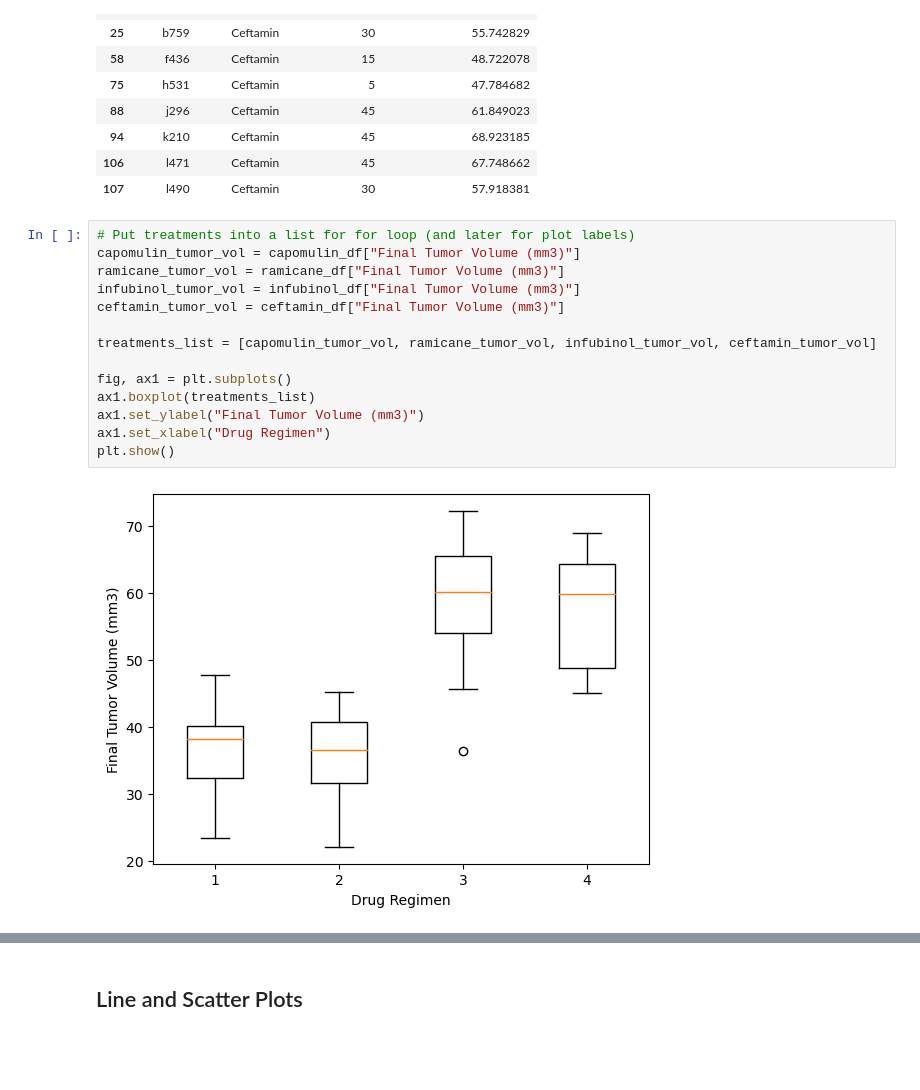
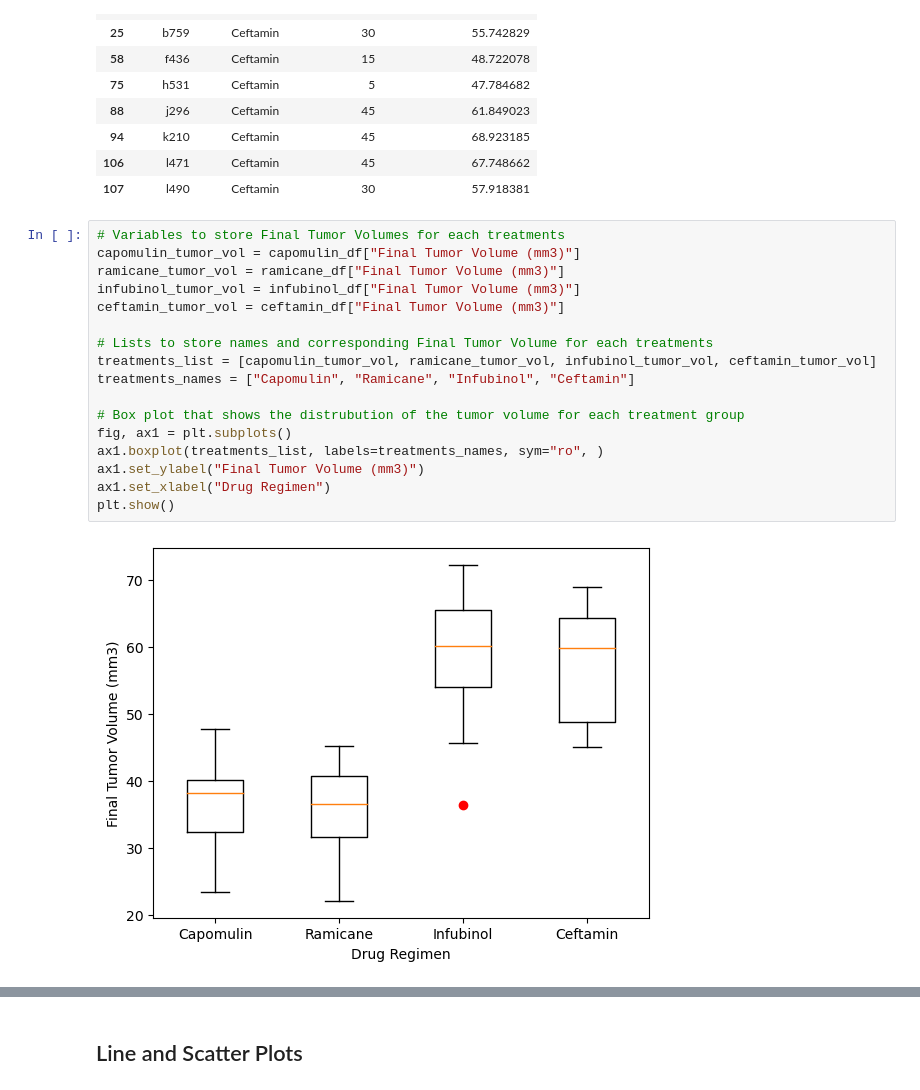
Before and after one commit to Olufemi-Olarewaju/Pymaceuticals, a Jupyter notebook: pymaceuticals_starter.ipynb, the cells around one changed output, grey strips where cells are left out. Saved outputs shown, nothing was run; the diff lists cells and outputs as text; blank space fills up the shorter version.

```diff
--- a/pymaceuticals_starter.ipynb
+++ b/pymaceuticals_starter.ipynb
@@ -355,18 +355,21 @@ Values of Tumor Volume (mm3) for Ceftamin above 87.66645829999999 could be outli
 | 106 | l471 | Ceftamin | 45 | 67.748662 |
 | 107 | l490 | Ceftamin | 30 | 57.918381 |
 # %%
-# Put treatments into a list for for loop (and later for plot labels)
+# Variables to store Final Tumor Volumes for each treatments
 capomulin_tumor_vol = capomulin_df["Final Tumor Volume (mm3)"]
 ramicane_tumor_vol = ramicane_df["Final Tumor Volume (mm3)"]
 infubinol_tumor_vol = infubinol_df["Final Tumor Volume (mm3)"]
 ceftamin_tumor_vol = ceftamin_df["Final Tumor Volume (mm3)"]
 
+# Lists to store names and corresponding Final Tumor Volume for each treatments
 treatments_list = [capomulin_tumor_vol, ramicane_tumor_vol, infubinol_tumor_vol, ceftamin_tumor_vol]
+treatments_names = ["Capomulin", "Ramicane", "Infubinol", "Ceftamin"]
 
+# Box plot that shows the distrubution of the tumor volume for each treatment group
 fig, ax1 = plt.subplots()
-ax1.boxplot(treatments_list)
+ax1.boxplot(treatments_list, labels=treatments_names, sym="ro", )
 ax1.set_ylabel("Final Tumor Volume (mm3)")
 ax1.set_xlabel("Drug Regimen")
 plt.show()
 # %% [output]
-[figure, old version]
+[figure, new version]
```
Also changed, not shown: parts of 1 cell of this notebook.
